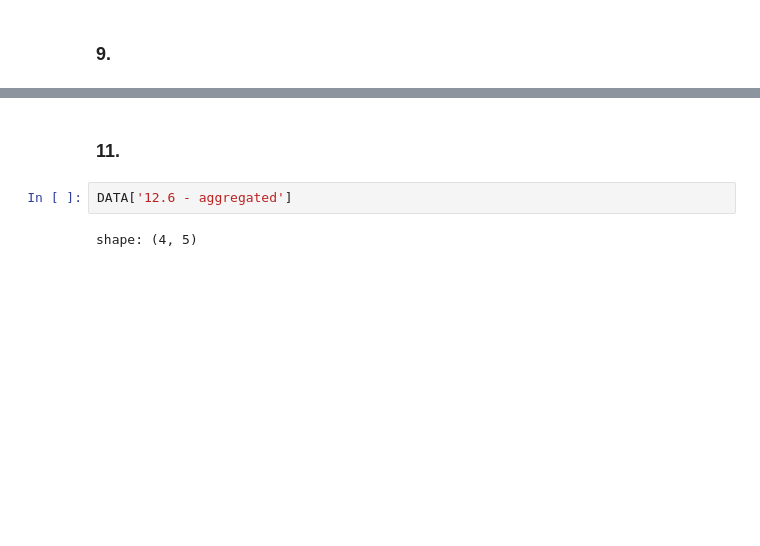
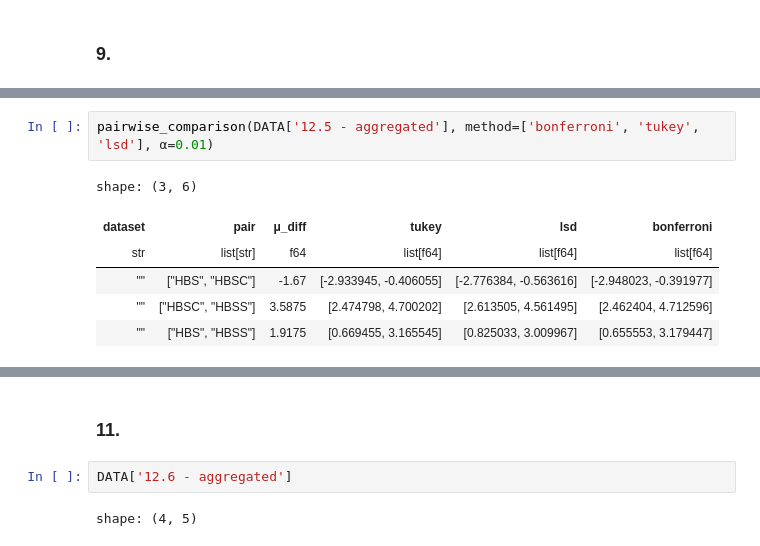
Before and after one commit to asterix314/SDAEI-Tamhane, a Jupyter notebook: ch12/Ch12.ipynb, the cells around one changed output, grey strips where cells are left out. Cells and saved outputs as stored; diff of their text form; blank space fills up the shorter version.

```diff
--- a/ch12/Ch12.ipynb
+++ b/ch12/Ch12.ipynb
@@ -942,0 +958,9 @@ shape: (3, 2)
+# %%
+pairwise_comparison(DATA['12.5 - aggregated'], method=['bonferroni', 'tukey', 'lsd'], α=0.01)
+# %% [output]
+shape: (3, 6)
+| dataset | pair | μ_diff | tukey | lsd | bonferroni |
+| str | list[str] | f64 | list[f64] | list[f64] | list[f64] |
+| "" | ["HBS", "HBSC"] | -1.67 | [-2.933945, -0.406055] | [-2.776384, -0.563616] | [-2.948023, -0.391977] |
+| "" | ["HBSC", "HBSS"] | 3.5875 | [2.474798, 4.700202] | [2.613505, 4.561495] | [2.462404, 4.712596] |
+| "" | ["HBS", "HBSS"] | 1.9175 | [0.669455, 3.165545] | [0.825033, 3.009967] | [0.655553, 3.179447] |
```
Also changed, not shown: parts of 13 cells of this notebook, 1 other file.
